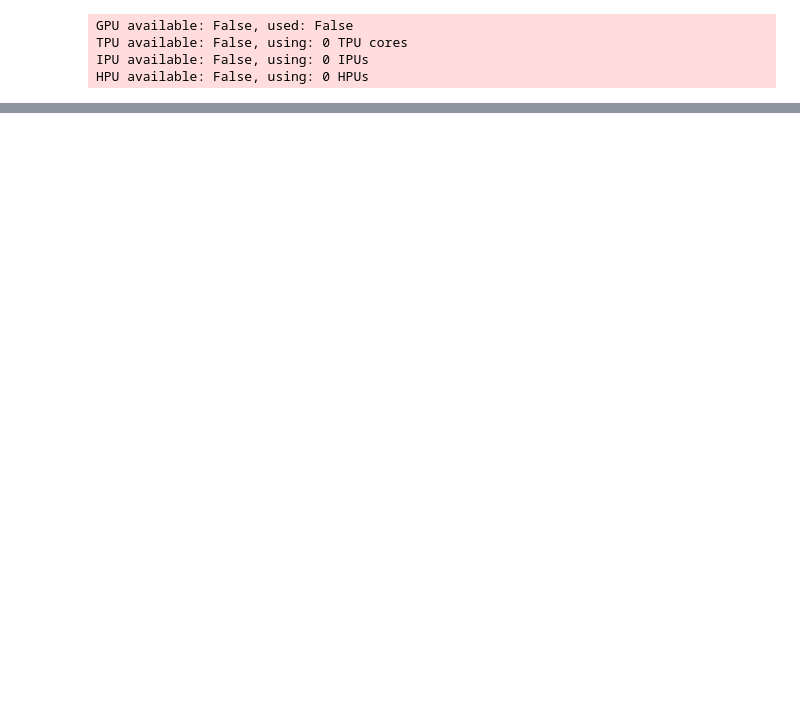
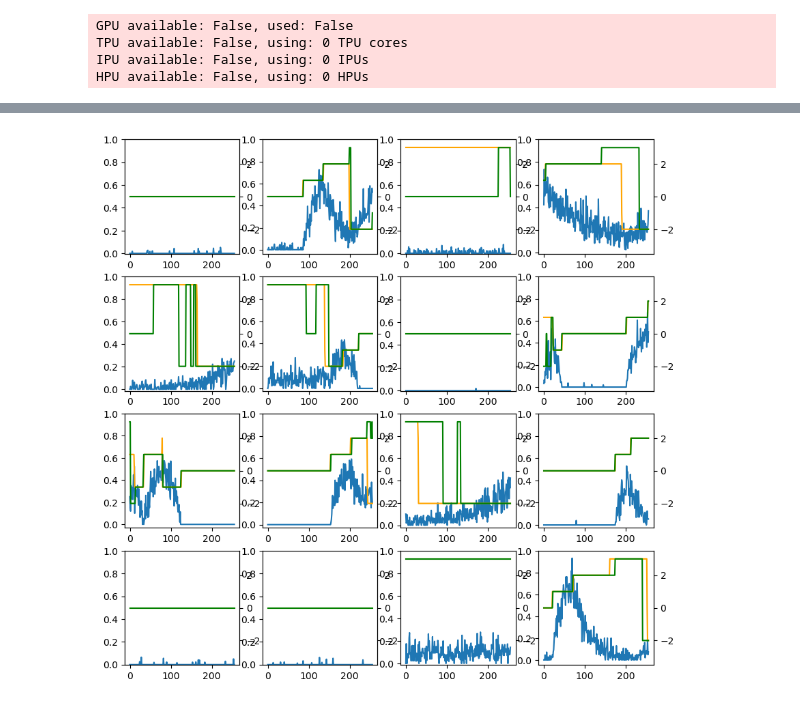
Before and after one commit to organic-chemistry/pysegmentation, a Jupyter notebook: notebook/Example.ipynb, the cells around one changed output, grey strips where cells are left out. Drawn from its saved outputs; the diff is of its cells as text; code cells hidden in the pictures; blank space fills up the shorter version.

```diff
--- a/notebook/Example.ipynb
+++ b/notebook/Example.ipynb
@@ -82,0 +170,29 @@ for i in range(10):
+# %%
+md_valid = Dataset1dto1d(X_valid,y_valid,nclasses=6)
+postval_loader = utils.data.DataLoader(md_valid,batch_size=8)
+# %%
+pred_postvalid=[]
+Xs_postvalid = []
+ys_postvalid=[]
+for Xi_postvalid, yi_postvalid in postval_loader:
+    pred_postvalid.append(torch.argmax(model.model(Xi_postvalid),axis=1))
+    Xs_postvalid.append(Xi_postvalid)
+    ys_postvalid.append(yi_postvalid)
+pred_postvalid=torch.concat(pred_postvalid)
+Xs_postvalid=torch.concat(Xs_postvalid)
+ys_postvalid=torch.concat(ys_postvalid)
+# %%
+fig, ax = plt.subplots(figsize=(10,10))
+
+for i in range(16):
+    ax = plt.subplot(4,4,i+1)
+    ax2 = ax.twinx()
+    ax.plot(Xs_postvalid[i][0])
+    ax2.plot(ys_postvalid[i]-2,color='orange')
+    ax2.plot(pred_postvalid[i]-2,color='green')
+    ax.set_ylim(ymax=0)
+    ax.set_ylim(ymax=1)
+    ax2.set_ylim(ymin=-3.5)
+    ax2.set_ylim(ymax=3.5)
+# %% [output]
+[figure, added]
```
Also changed, not shown: parts of 14 cells of this notebook, 1 other file.
